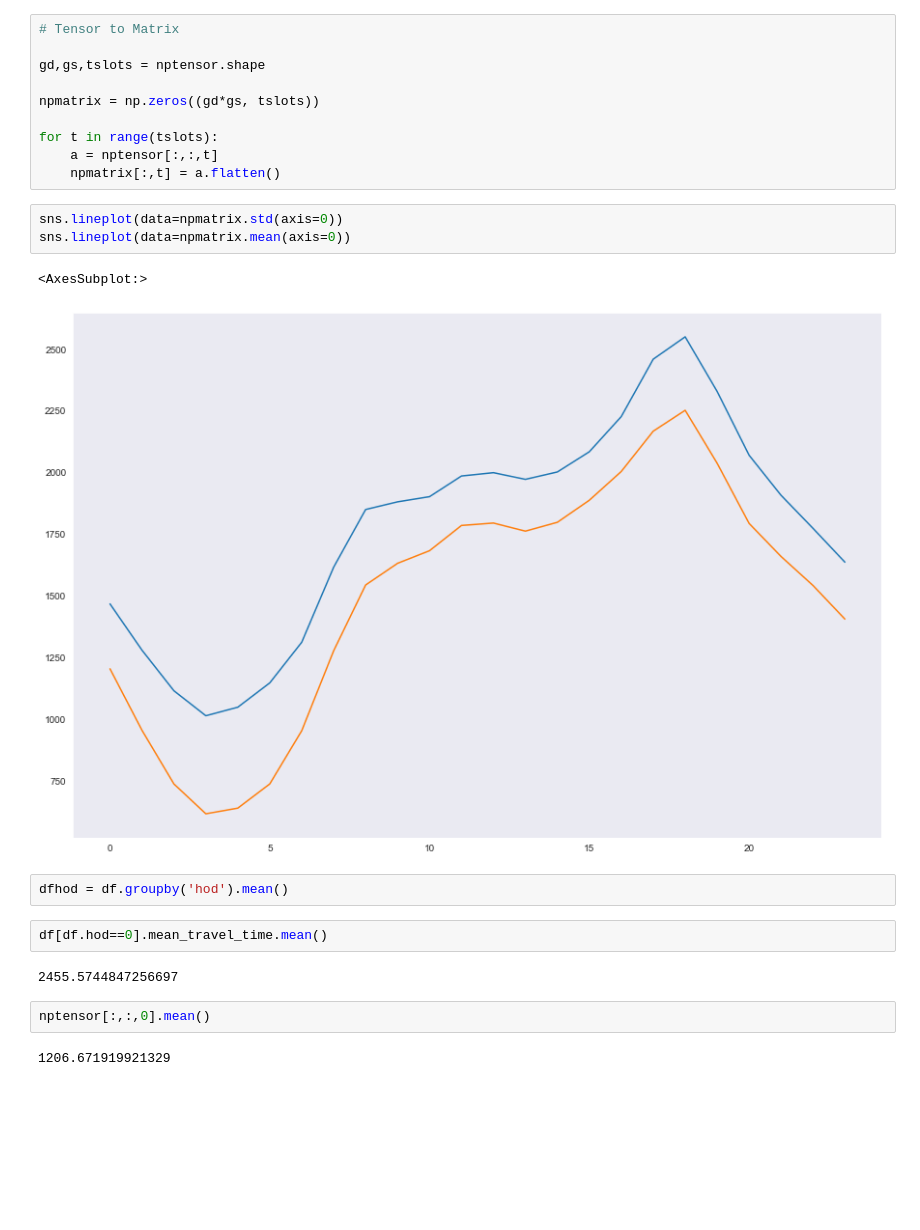
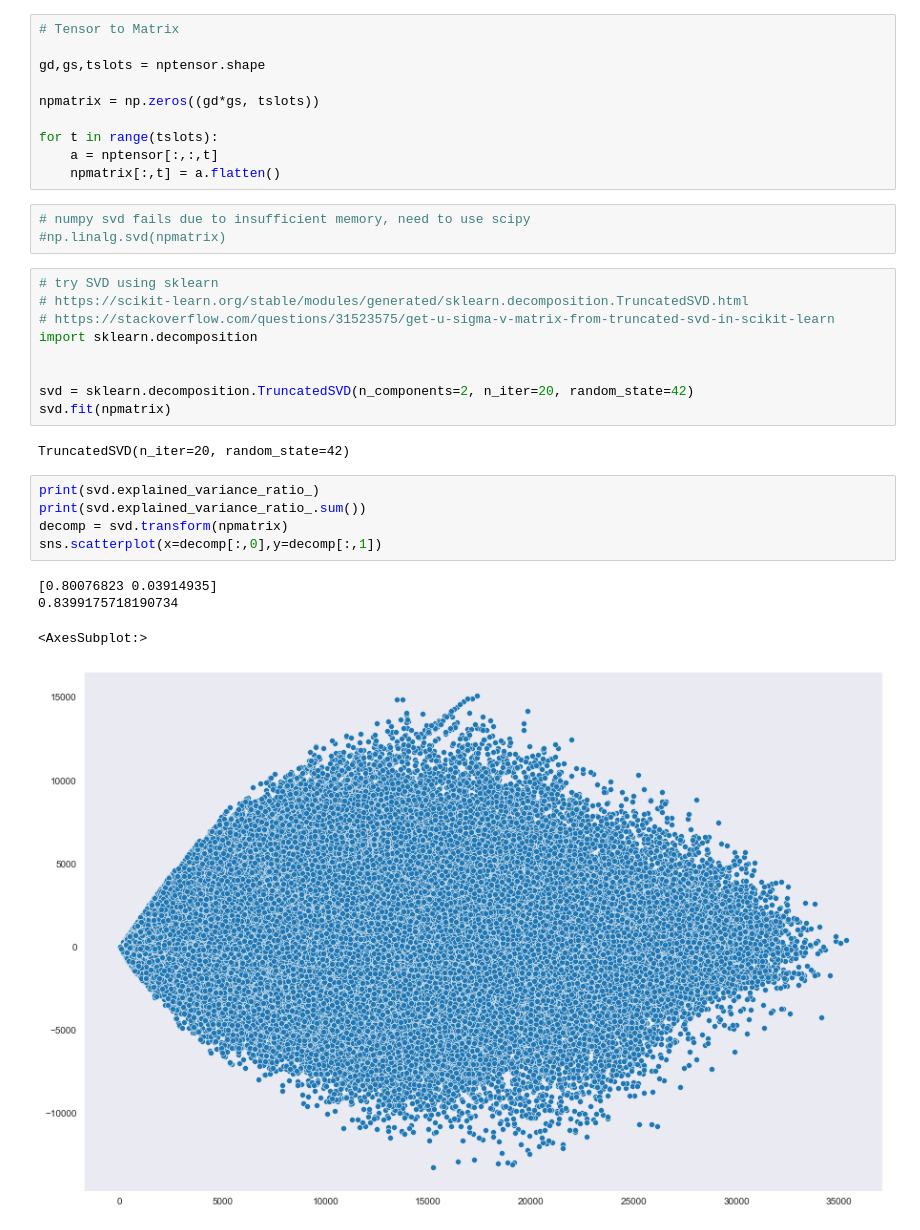
Before and after one commit to NeveIsa/MumbaiMobility, a Jupyter notebook: exploration.ipynb, the cells around one changed output. Cells and saved outputs as stored; diff of their text form; blank space fills up the shorter version.

```diff
--- a/exploration.ipynb
+++ b/exploration.ipynb
@@ -342,18 +347,26 @@ for t in range(tslots):
     a = nptensor[:,:,t]
     npmatrix[:,t] = a.flatten()
 # %%
-sns.lineplot(data=npmatrix.std(axis=0))
-sns.lineplot(data=npmatrix.mean(axis=0))
+# numpy svd fails due to insufficient memory, need to use scipy
+#np.linalg.svd(npmatrix)
-# %% [output]
-<AxesSubplot:>
-[figure, removed]
 # %%
-dfhod = df.groupby('hod').mean()
+# try SVD using sklearn
+# https://scikit-learn.org/stable/modules/generated/sklearn.decomposition.TruncatedSVD.html
+# https://stackoverflow.com/questions/31523575/get-u-sigma-v-matrix-from-truncated-svd-in-scikit-learn
+import sklearn.decomposition
+
+
+svd = sklearn.decomposition.TruncatedSVD(n_components=2, n_iter=20, random_state=42)
+svd.fit(npmatrix)
+# %% [output]
+TruncatedSVD(n_iter=20, random_state=42)
-# %%
-df[df.hod==0].mean_travel_time.mean()
-# %% [output]
-2455.5744847256697
-# %%
-nptensor[:,:,0].mean()
-# %% [output]
-1206.671919921329
+# %%
+print(svd.explained_variance_ratio_)
+print(svd.explained_variance_ratio_.sum())
+decomp = svd.transform(npmatrix)
+sns.scatterplot(x=decomp[:,0],y=decomp[:,1])
+# %% [output]
+[0.80076823 0.03914935]
+0.8399175718190734
+<AxesSubplot:>
+[figure, added]
```
Also changed, not shown: parts of 40 cells of this notebook, 1 other file.
